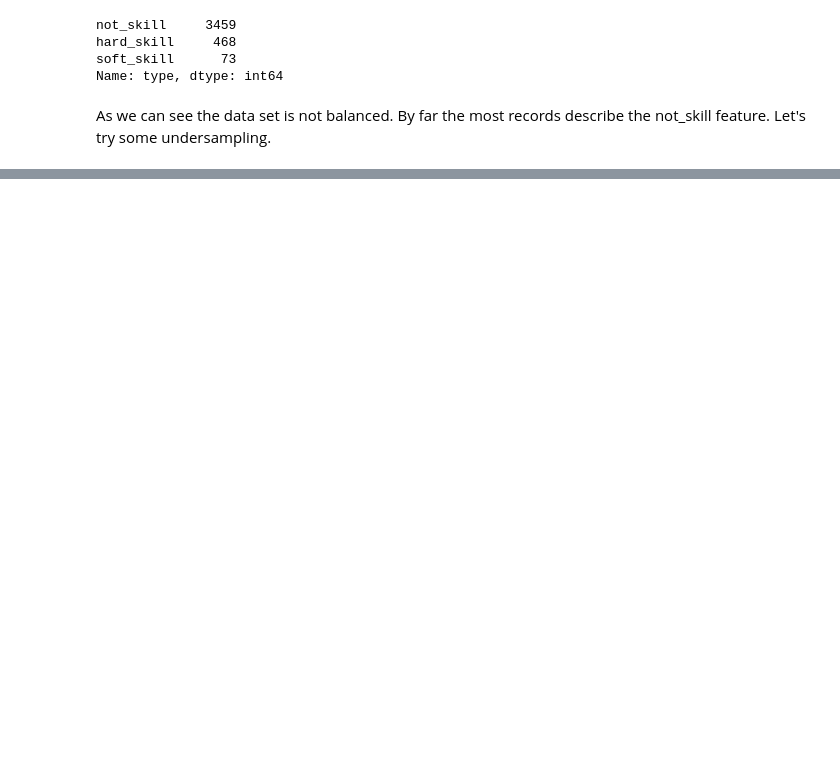
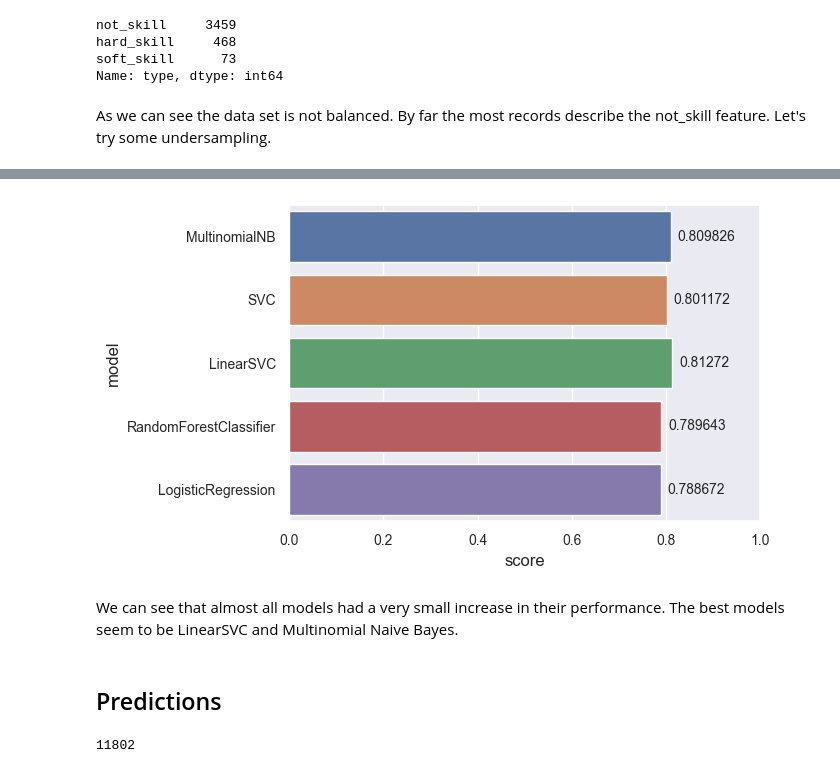
Before and after one commit to sotostzam/job-stats, a Jupyter notebook: notebooks/modeling_classifiers.ipynb, the cells around one changed output, grey strips where cells are left out. Cells and saved outputs as stored; diff of their text form; code cells hidden in the pictures; blank space fills up the shorter version.

```diff
--- a/notebooks/modeling_classifiers.ipynb
+++ b/notebooks/modeling_classifiers.ipynb
@@ -232,10 +259,0 @@ LogisticRegression:
-# %%
-# Update the models to use the newly found hyperparameters
-
-models = [
-    MultinomialNB(**mnb_gs.best_params_),
-    SVC(**svc_gs.best_params_),
-    LinearSVC(**lsv_gs.best_params_),
-    RandomForestClassifier(**rfc_gs.best_params_),
-    LogisticRegression(**lrc_gs.best_params_)
-]
@@ -331,0 +260,19 @@ print(predictions)
+# %%
+import time
+
+# Try to fit the models using the Grid Search and update models with optimal hyperparameters
+index = 0
+gs_scores = []
+for gs in grid_searches:
+    model_name = models[index].__class__.__name__
+
+    start = time.time()
+    gs.fit(X_vec, y)
+    end = time.time()
+
+    print(f'GridSearch for {model_name} finished after {end-start} seconds. Best parameters found:\n{gs.best_params_}')
+
+    models[index] = gs.best_estimator_
+    gs_scores.append((model_name, gs.best_score_))
+    index += 1
+gs_scores = pd.DataFrame(gs_scores, columns=['model', 'score'])
@@ -331,0 +295,16 @@ print(predictions)
+# %%
+plt.figure(figsize=(7,4))
+
+metrics_plt = sns.barplot(gs_scores, x='score', y='model', orient='h')
+metrics_plt.tick_params(labelsize=10)
+metrics_plt.bar_label(metrics_plt.containers[0], size=10, padding=5)
+
+plt.xlim(0, 1)
+plt.tight_layout()
+plt.show()
+# %% [output]
+[figure, added]
+# %% [markdown]
+We can see that almost all models had a very small increase in their performance. The best models seem to be LinearSVC and Multinomial Naive Bayes.
+# %% [markdown]
+## Predictions
@@ -331,0 +321,16 @@ print(predictions)
+# %%
+import spacy
+
+# Load English tokenizer, tagger, parser and NER
+nlp = spacy.load("en_core_web_sm")
+
+noun_phrases = []
+for doc in nlp.pipe(df['description'].astype('unicode').values, batch_size=50, n_process=3):
+    assert doc.has_annotation("DEP")
+    for chunk in doc.noun_chunks:
+        noun_phrases.append(chunk.text)
+
+nouns_phrases_set = list(set(noun_phrases))
+len(nouns_phrases_set)
+# %% [output]
+11802
```
Also changed, not shown: parts of 43 cells of this notebook, 3 other files.
